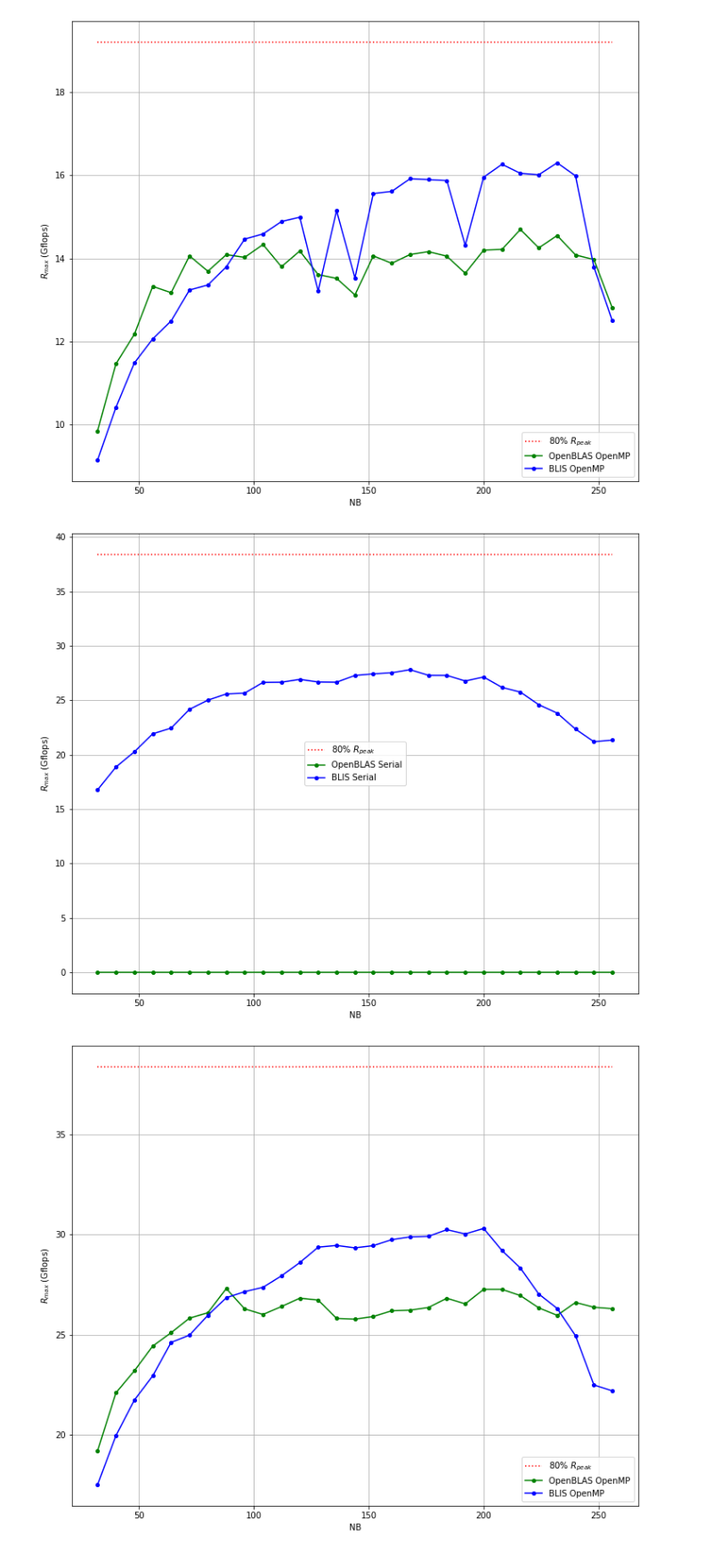
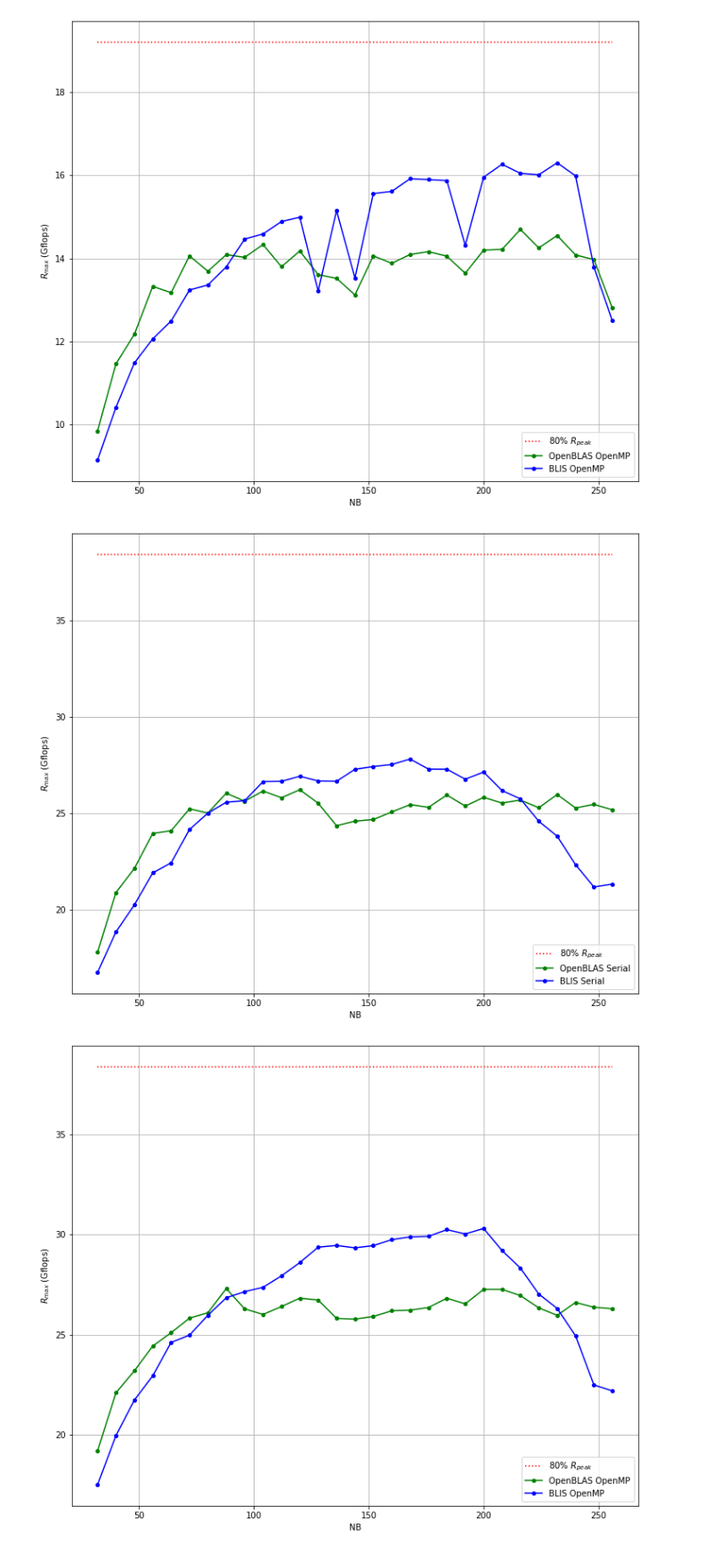
Before and after one commit to johnduffymsc/dissertation, a Jupyter notebook: picluster.ipynb, the cells around one changed output. Shown: that part at 89% size. Drawn from its saved outputs; the diff is of its cells as text; code cells hidden in the pictures.

```diff
--- a/picluster.ipynb
+++ b/picluster.ipynb
@@ -496,35 +496,35 @@ nb = [
 ]
 
 openblas_serial = [
-    0,
-    0,
-    0,
-    0,
-    0,
-    0,
-    0,
-    0,
-    0,
-    0,
-    0,
-    0,
-    0,
-    0,
-    0,
-    0,
-    0,
-    0,
-    0,
-    0,
-    0,
-    0,
-    0,
-    0,
-    0,
-    0,
-    0,
-    0,
-    0
+    1.7822e+01,
+    2.0908e+01,
+    2.2150e+01,
+    2.3963e+01,
+    2.4105e+01,
+    2.5239e+01,
+    2.5021e+01,
+    2.6050e+01,
+    2.5630e+01,
+    2.6161e+01,
+    2.5813e+01,
+    2.6226e+01,
+    2.5530e+01,
+    2.4364e+01,
+    2.4601e+01,
+    2.4684e+01,
+    2.5075e+01,
+    2.5458e+01,
+    2.5317e+01,
+    2.5951e+01,
+    2.5380e+01,
+    2.5832e+01,
+    2.5538e+01,
+    2.5693e+01,
+    2.5294e+01,
+    2.5979e+01,
+    2.5284e+01,
+    2.5470e+01,
+    2.5187e+01
 ]
 
 blis_serial = [
@@ -545,34 +545,34 @@ blis_serial = [
     2.7284e+01,
     2.7427e+01,
     2.7532e+01,
     2.7814e+01,
     2.7295e+01,
     2.7289e+01,
     2.6772e+01,
     2.7141e+01,
     2.6184e+01,
     2.5754e+01,
     2.4596e+01,
     2.3823e+01,
     2.2350e+01,
     2.1194e+01,
     2.1344e+01
 ]
 
 plt.figure(figsize=(12, 10))
 #plt.title("OpenMPI Baseline $R_{max}$ vs NB 2 Nodes 80% Memory")
 plt.plot([32, 256], [R_PEAK_80 * 2, R_PEAK_80 * 2], ":", markersize=4, color="red")
 plt.plot(nb, openblas_serial, "-go", markersize=4)
 plt.plot(nb, blis_serial, "-bo", markersize=4)
 plt.xlabel("NB")
 plt.ylabel("$R_{max}$ (Gflops)")
 plt.legend(["80% $R_{peak}$", "OpenBLAS Serial", "BLIS Serial"])
 plt.grid()
 plt.savefig("openmpi_gflops_vs_nb_2_node_80_percent_memory.pdf", bbox_inches="tight")
 plt.savefig("openmpi_gflops_vs_nb_2_node_80_percent_memory.png", bbox_inches="tight")
 plt.show()
 # %% [output]
-[figure, old version]
+[figure, new version]
 # %%
 # Hybrid OpenMPI/OpenMP Gflops vs NB for 2 nodes using 80% memory.
 
```
Also changed, not shown: 2 other files.
